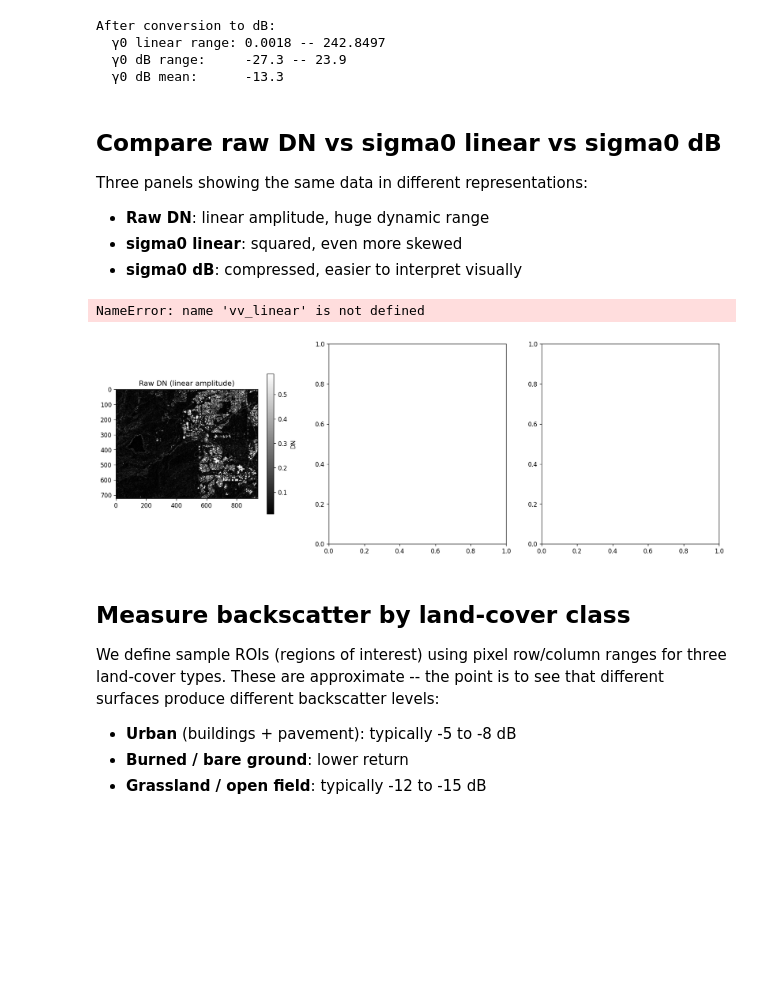
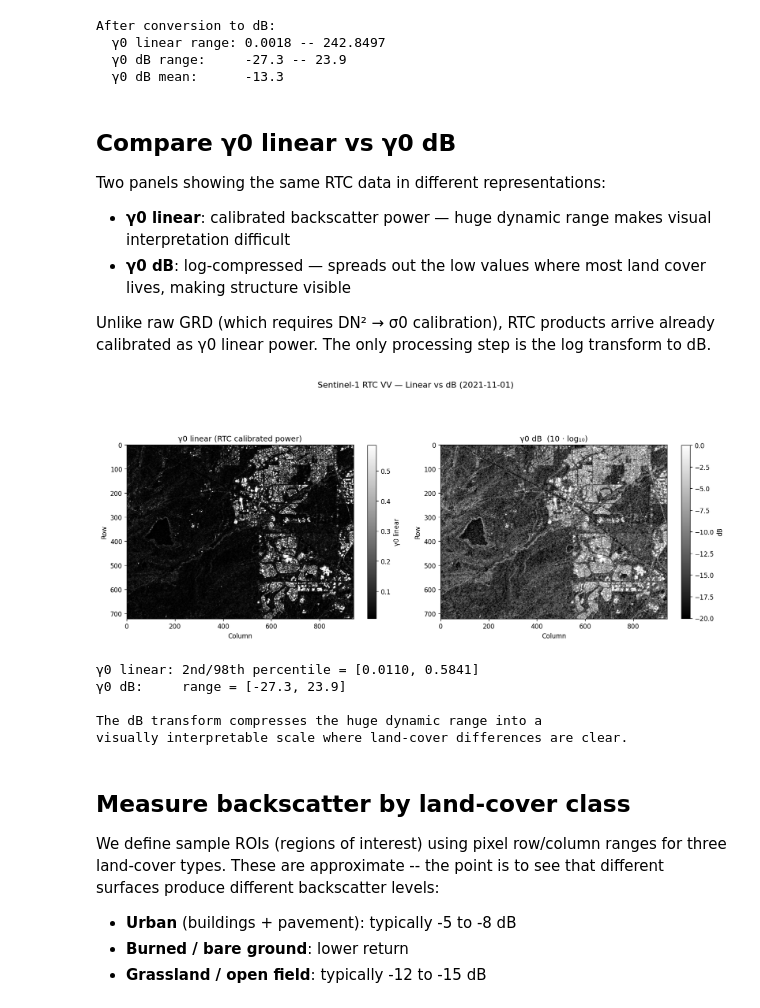
Before and after one commit to wwwdavid34/marshall_fire_explorer, a Jupyter notebook: notebooks/03_sar_preprocessing.ipynb, the cells around one changed output. Cells and saved outputs as stored; diff of their text form; code cells hidden in the pictures; blank space fills up the shorter version.

```diff
--- a/notebooks/03_sar_preprocessing.ipynb
+++ b/notebooks/03_sar_preprocessing.ipynb
@@ -101,47 +101,53 @@ After conversion to dB:
   γ0 dB range:     -27.3 -- 23.9
   γ0 dB mean:      -13.3
 # %% [markdown]
-## Compare raw DN vs sigma0 linear vs sigma0 dB
+## Compare γ0 linear vs γ0 dB
 
-Three panels showing the same data in different representations:
-- **Raw DN**: linear amplitude, huge dynamic range
-- **sigma0 linear**: squared, even more skewed
-- **sigma0 dB**: compressed, easier to interpret visually
+Two panels showing the same RTC data in different representations:
+- **γ0 linear**: calibrated backscatter power — huge dynamic range makes visual interpretation difficult
+- **γ0 dB**: log-compressed — spreads out the low values where most land cover lives, making structure visible
+
+Unlike raw GRD (which requires DN² → σ0 calibration), RTC products arrive
+already calibrated as γ0 linear power. The only processing step is the
+log transform to dB.
 # %%
 # ---------------------------------------------------------------------------
-# 1x3 comparison plot
+# 1x2 comparison plot: γ0 linear vs γ0 dB
 # ---------------------------------------------------------------------------
 
-fig, axes = plt.subplots(1, 3, figsize=(18, 6))
+fig, axes = plt.subplots(1, 2, figsize=(14, 6))
 
-# Raw DN with percentile stretch
+# γ0 linear with percentile stretch
 p2, p98 = np.nanpercentile(vv_raw, [2, 98])
 im0 = axes[0].imshow(vv_raw, cmap="gray", vmin=p2, vmax=p98)
-axes[0].set_title("Raw DN (linear amplitude)")
-plt.colorbar(im0, ax=axes[0], shrink=0.7, label="DN")
+axes[0].set_title("γ0 linear (RTC calibrated power)")
+plt.colorbar(im0, ax=axes[0], shrink=0.7, label="γ0 linear")
 
-# sigma0 linear with percentile stretch
-p2l, p98l = np.nanpercentile(vv_linear, [2, 98])
-im1 = axes[1].imshow(vv_linear, cmap="gray", vmin=p2l, vmax=p98l)
-axes[1].set_title("sigma0 linear (DN^2)")
-plt.colorbar(im1, ax=axes[1], shrink=0.7, label="power")
-
-# sigma0 dB -- fixed range so the scale is interpretable
-im2 = axes[2].imshow(vv_db, cmap="gray", vmin=-20, vmax=0)
-axes[2].set_title("sigma0 dB (10 * log10)")
-plt.colorbar(im2, ax=axes[2], shrink=0.7, label="dB")
+# γ0 dB -- fixed range so the scale is interpretable
+im1 = axes[1].imshow(vv_db, cmap="gray", vmin=-20, vmax=0)
+axes[1].set_title("γ0 dB  (10 · log₁₀)")
+plt.colorbar(im1, ax=axes[1], shrink=0.7, label="dB")
 
 for ax in axes:
     ax.set_xlabel("Column")
     ax.set_ylabel("Row")
 
-plt.suptitle(f"Sentinel-1 VV -- Three Representations ({item_pre.datetime.date()})",
+plt.suptitle(f"Sentinel-1 RTC VV — Linear vs dB ({item_pre.datetime.date()})",
              fontsize=13, y=1.02)
 plt.tight_layout()
 plt.show()
+
+print(f"γ0 linear: 2nd/98th percentile = [{p2:.4f}, {p98:.4f}]")
+print(f"γ0 dB:     range = [{np.nanmin(vv_db):.1f}, {np.nanmax(vv_db):.1f}]")
+print(f"\nThe dB transform compresses the huge dynamic range into a")
+print(f"visually interpretable scale where land-cover differences are clear.")
 # %% [output]
+[figure, new version]
-NameError: name 'vv_linear' is not defined
+γ0 linear: 2nd/98th percentile = [0.0110, 0.5841]
+γ0 dB:     range = [-27.3, 23.9]
+
+The dB transform compresses the huge dynamic range into a
+visually interpretable scale where land-cover differences are clear.
-[figure, old version]
 # %% [markdown]
 ## Measure backscatter by land-cover class
 
```
Also changed, not shown: parts of 2 cells of this notebook, 51 other files.
